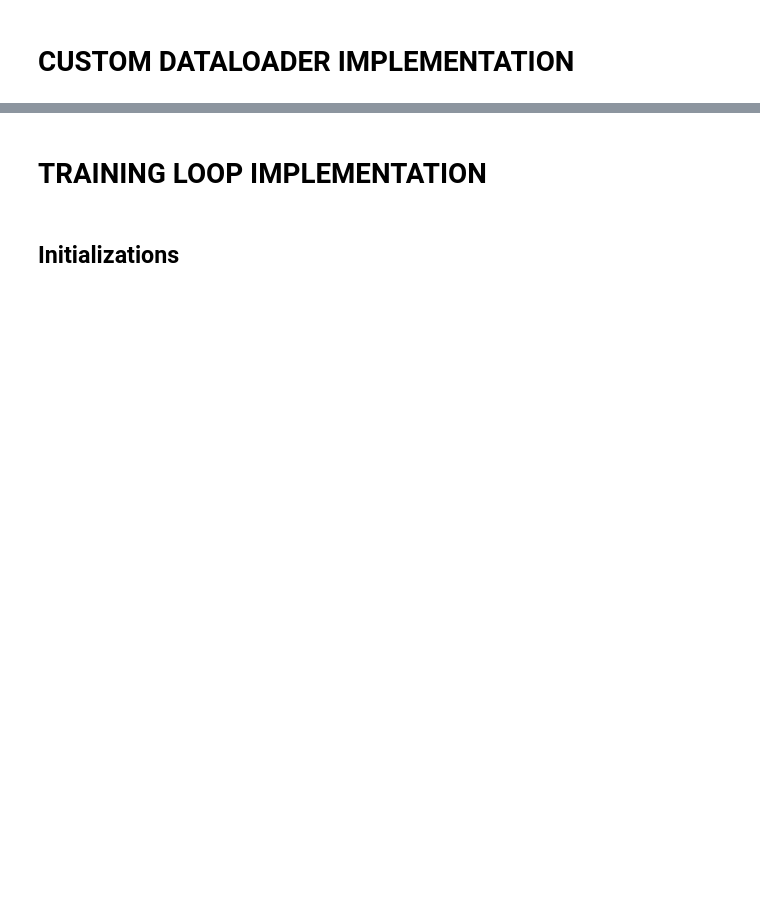
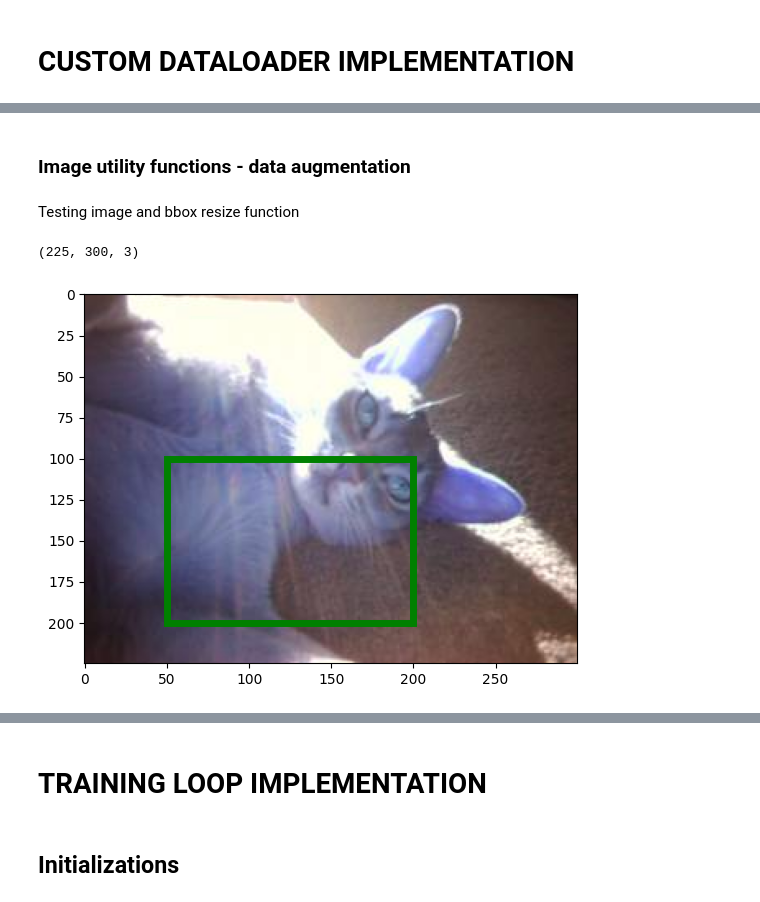
Before and after one commit to mfaisal59/ml_assessment, a Jupyter notebook: ML_Engineer_Take_Home_Assessment.ipynb, the cells around one changed output, grey strips where cells are left out. Drawn from its saved outputs; the diff is of its cells as text; code cells hidden in the pictures; blank space fills up the shorter version.

```diff
--- a/ML_Engineer_Take_Home_Assessment.ipynb
+++ b/ML_Engineer_Take_Home_Assessment.ipynb
@@ -249,0 +399,2 @@ class CustomDataset():
+# %% [markdown]
+### Image utility functions - data augmentation
@@ -249,0 +513,10 @@ class CustomDataset():
+# %% [markdown]
+Testing image and bbox resize function
+# %%
+img = cv2.imread("/content/assessment_dataset/images/Abyssinian_193.jpg")
+print(img.shape)
+dummy_bbox = np.array([50, 100, 200, 200])
+plot_image_and_bbox(img, dummy_bbox)
+# %% [output]
+(225, 300, 3)
+[figure, added]
```
Also changed, not shown: parts of 38 cells of this notebook.
